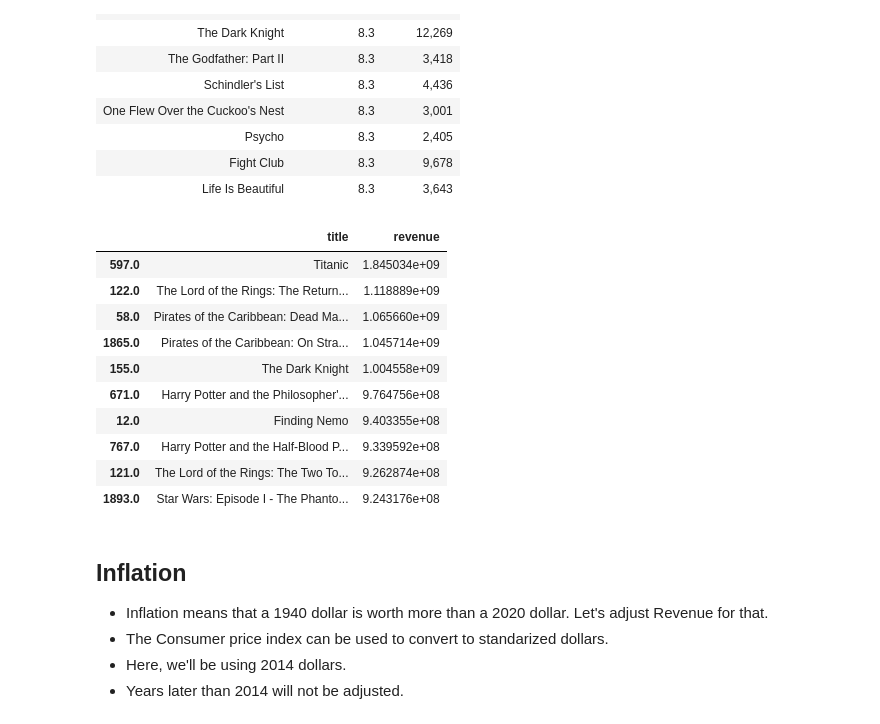
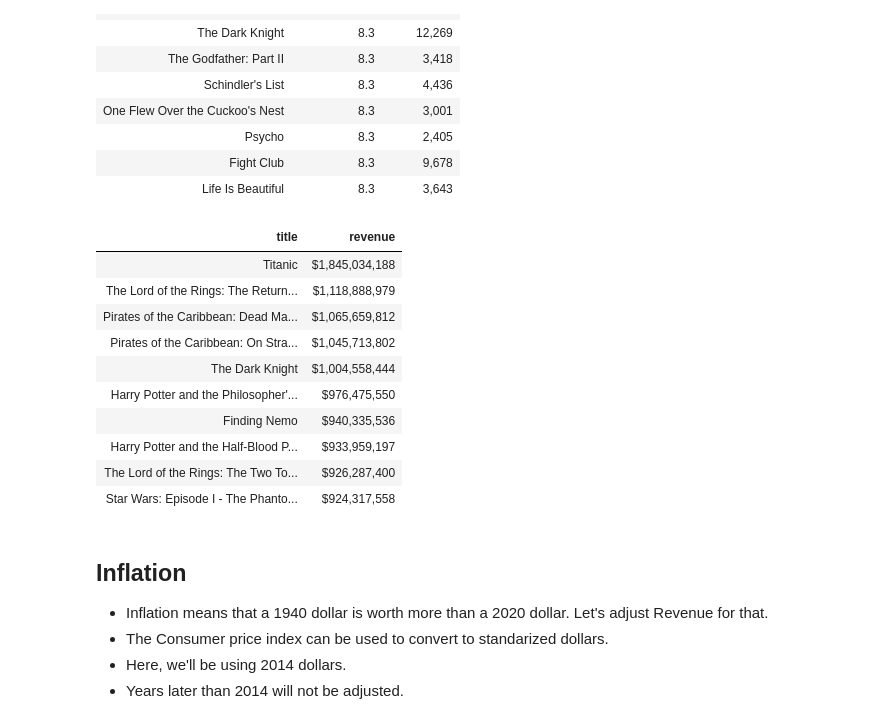
Before and after one commit to ErikSeguinte/movie_data, a Jupyter notebook: processing.ipynb, the cells around one changed output. Saved outputs shown, nothing was run; the diff lists cells and outputs as text; code cells hidden in the pictures.

```diff
--- a/processing.ipynb
+++ b/processing.ipynb
@@ -149,19 +149,27 @@ clean_movies[['title', 'rating', 'num_votes']].nlargest(10, 'rating').style.hide
 | Fight Club | 8.3 | 9,678 |
 | Life Is Beautiful | 8.3 | 3,643 |
 # %%
-clean_movies[['title', 'revenue']].nlargest(10, 'revenue')
+(clean_movies[['title', 'revenue']]
+ .nlargest(10, 'revenue')
+ .style
+ .hide_index()
+ .format({
+     "revenue":"${:,.0f}"
+ }
+ )
+)
 # %% [output]
-|  | title | revenue |
-| 597.0 | Titanic | 1.845034e+09 |
-| 122.0 | The Lord of the Rings: The Return... | 1.118889e+09 |
-| 58.0 | Pirates of the Caribbean: Dead Ma... | 1.065660e+09 |
-| 1865.0 | Pirates of the Caribbean: On Stra... | 1.045714e+09 |
-| 155.0 | The Dark Knight | 1.004558e+09 |
-| 671.0 | Harry Potter and the Philosopher'... | 9.764756e+08 |
-| 12.0 | Finding Nemo | 9.403355e+08 |
-| 767.0 | Harry Potter and the Half-Blood P... | 9.339592e+08 |
-| 121.0 | The Lord of the Rings: The Two To... | 9.262874e+08 |
-| 1893.0 | Star Wars: Episode I - The Phanto... | 9.243176e+08 |
+| title | revenue |
+| Titanic | $1,845,034,188 |
+| The Lord of the Rings: The Return... | $1,118,888,979 |
+| Pirates of the Caribbean: Dead Ma... | $1,065,659,812 |
+| Pirates of the Caribbean: On Stra... | $1,045,713,802 |
+| The Dark Knight | $1,004,558,444 |
+| Harry Potter and the Philosopher'... | $976,475,550 |
+| Finding Nemo | $940,335,536 |
+| Harry Potter and the Half-Blood P... | $933,959,197 |
+| The Lord of the Rings: The Two To... | $926,287,400 |
+| Star Wars: Episode I - The Phanto... | $924,317,558 |
 # %% [markdown]
 ## Inflation
 * Inflation means that a 1940 dollar is worth more than a 2020 dollar. Let's adjust Revenue for that.
```
